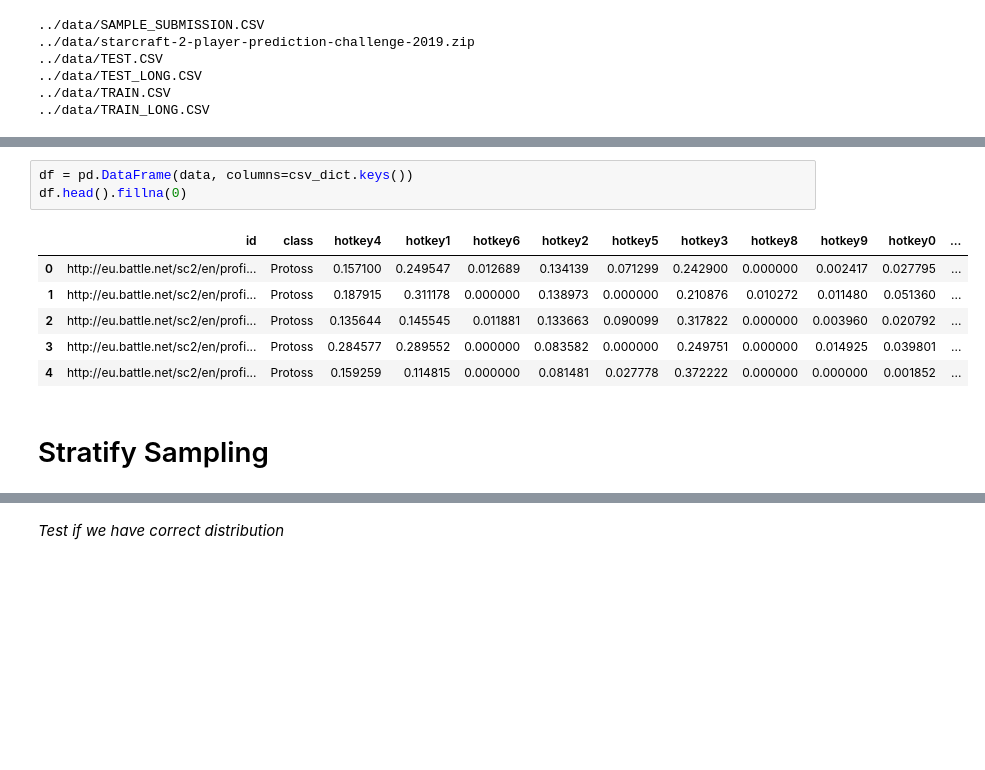
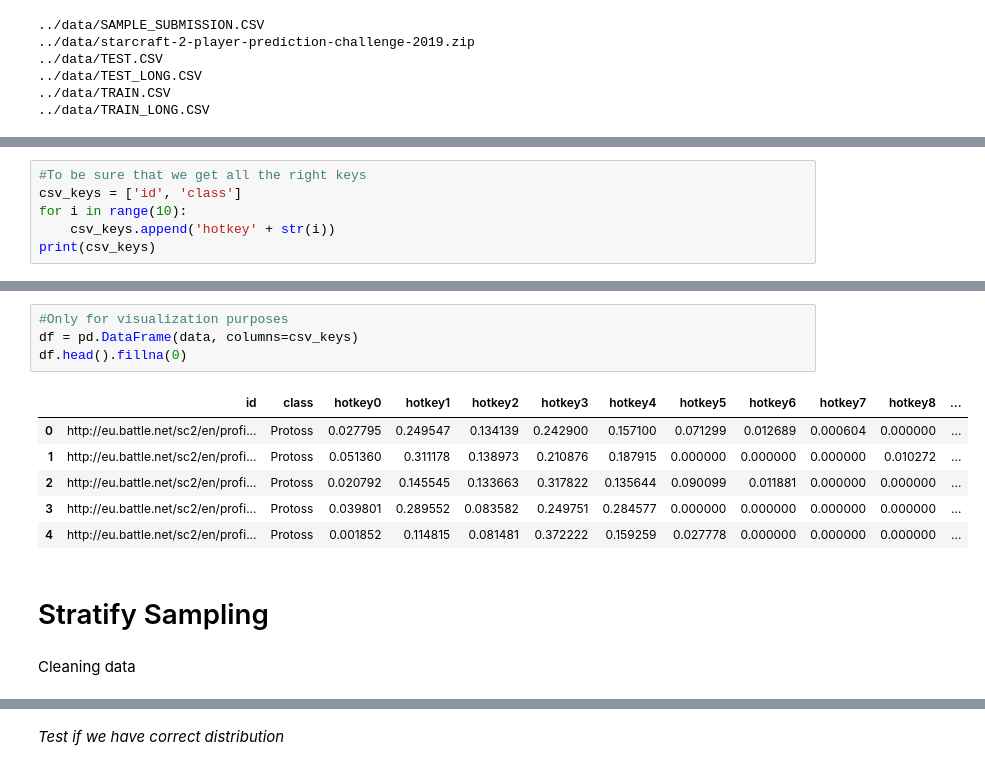
Before and after one commit to AguPereyra/StarcraftDataMiner, a Jupyter notebook: kernel/kernel2b1faccf2a.ipynb, the cells around one changed output, grey strips where cells are left out. Cells and saved outputs as stored; diff of their text form; blank space fills up the shorter version.

```diff
--- a/kernel/kernel2b1faccf2a.ipynb
+++ b/kernel/kernel2b1faccf2a.ipynb
@@ -50,0 +50,6 @@ with open(csv_file, newline='') as csv_text:
+# %%
+#To be sure that we get all the right keys
+csv_keys = ['id', 'class']
+for i in range(10):
+    csv_keys.append('hotkey' + str(i))
+print(csv_keys)
@@ -57,12 +65,15 @@ print(ids)
 # %%
-df = pd.DataFrame(data, columns=csv_dict.keys())
+#Only for visualization purposes
+df = pd.DataFrame(data, columns=csv_keys)
 df.head().fillna(0)
 # %% [output]
-|  | id | class | hotkey4 | hotkey1 | hotkey6 | hotkey2 | hotkey5 | hotkey3 | hotkey8 | hotkey9 | hotkey0 | ... |
-| 0 | http://eu.battle.net/sc2/en/profi... | Protoss | 0.157100 | 0.249547 | 0.012689 | 0.134139 | 0.071299 | 0.242900 | 0.000000 | 0.002417 | 0.027795 | ... |
-| 1 | http://eu.battle.net/sc2/en/profi... | Protoss | 0.187915 | 0.311178 | 0.000000 | 0.138973 | 0.000000 | 0.210876 | 0.010272 | 0.011480 | 0.051360 | ... |
-| 2 | http://eu.battle.net/sc2/en/profi... | Protoss | 0.135644 | 0.145545 | 0.011881 | 0.133663 | 0.090099 | 0.317822 | 0.000000 | 0.003960 | 0.020792 | ... |
-| 3 | http://eu.battle.net/sc2/en/profi... | Protoss | 0.284577 | 0.289552 | 0.000000 | 0.083582 | 0.000000 | 0.249751 | 0.000000 | 0.014925 | 0.039801 | ... |
-| 4 | http://eu.battle.net/sc2/en/profi... | Protoss | 0.159259 | 0.114815 | 0.000000 | 0.081481 | 0.027778 | 0.372222 | 0.000000 | 0.000000 | 0.001852 | ... |
+|  | id | class | hotkey0 | hotkey1 | hotkey2 | hotkey3 | hotkey4 | hotkey5 | hotkey6 | hotkey7 | hotkey8 | ... |
+| 0 | http://eu.battle.net/sc2/en/profi... | Protoss | 0.027795 | 0.249547 | 0.134139 | 0.242900 | 0.157100 | 0.071299 | 0.012689 | 0.000604 | 0.000000 | ... |
+| 1 | http://eu.battle.net/sc2/en/profi... | Protoss | 0.051360 | 0.311178 | 0.138973 | 0.210876 | 0.187915 | 0.000000 | 0.000000 | 0.000000 | 0.010272 | ... |
+| 2 | http://eu.battle.net/sc2/en/profi... | Protoss | 0.020792 | 0.145545 | 0.133663 | 0.317822 | 0.135644 | 0.090099 | 0.011881 | 0.000000 | 0.000000 | ... |
+| 3 | http://eu.battle.net/sc2/en/profi... | Protoss | 0.039801 | 0.289552 | 0.083582 | 0.249751 | 0.284577 | 0.000000 | 0.000000 | 0.000000 | 0.000000 | ... |
+| 4 | http://eu.battle.net/sc2/en/profi... | Protoss | 0.001852 | 0.114815 | 0.081481 | 0.372222 | 0.159259 | 0.027778 | 0.000000 | 0.000000 | 0.000000 | ... |
 # %% [markdown]
 # Stratify Sampling
+# %% [markdown]
+Cleaning data
```
Also changed, not shown: parts of 16 cells of this notebook.
